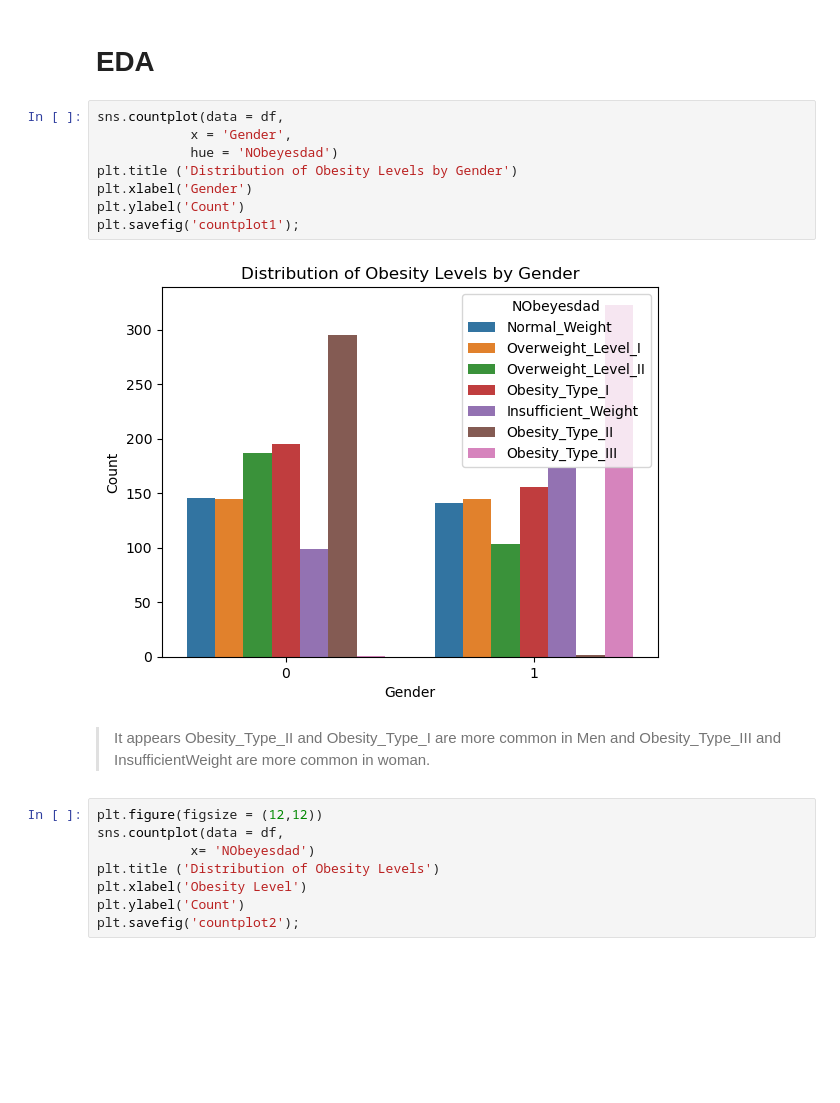
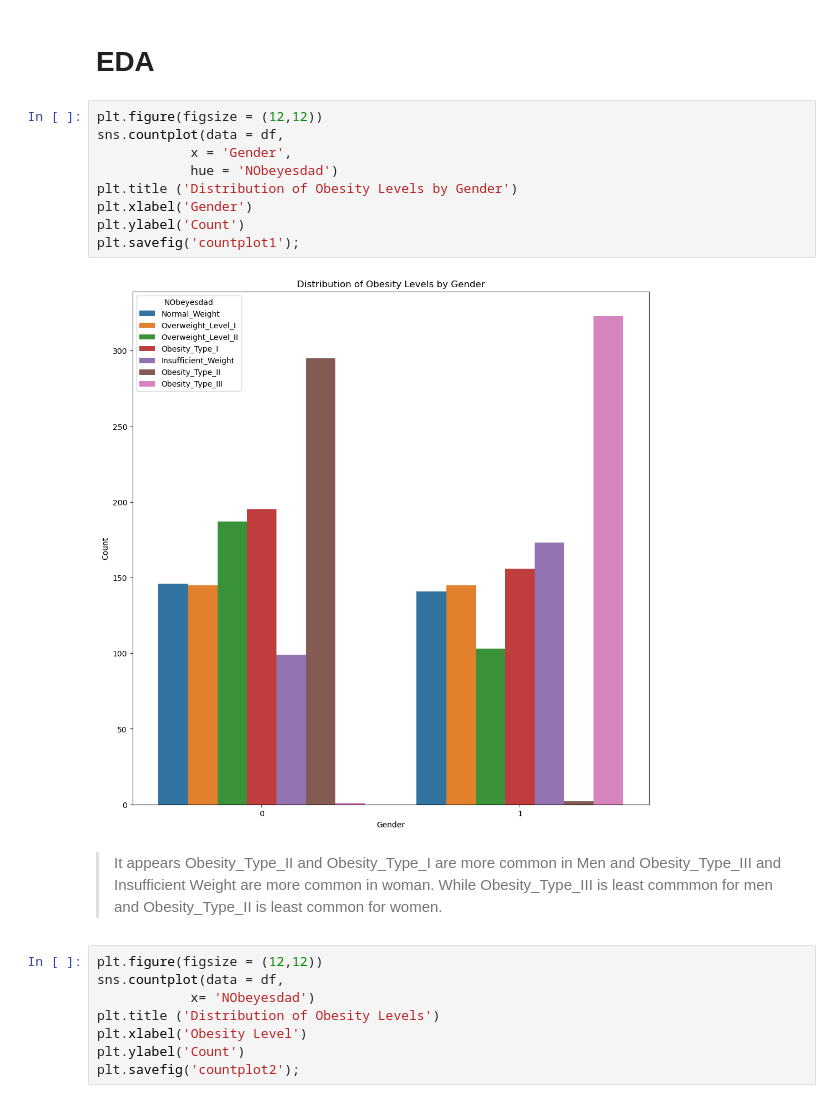
Before and after one commit to alishanstyles/Capstone, a Jupyter notebook: starter-code.ipynb, the cells around one changed output. Saved outputs shown, nothing was run; the diff lists cells and outputs as text; blank space fills up the shorter version.

```diff
--- a/starter-code.ipynb
+++ b/starter-code.ipynb
@@ -101,17 +101,18 @@ array(['Normal_Weight', 'Overweight_Level_I', 'Overweight_Level_II',
 # %% [markdown]
 # EDA
 # %%
+plt.figure(figsize = (12,12))
 sns.countplot(data = df,
             x = 'Gender',
             hue = 'NObeyesdad')
 plt.title ('Distribution of Obesity Levels by Gender')
 plt.xlabel('Gender')
 plt.ylabel('Count')
 plt.savefig('countplot1');
 # %% [output]
-[figure, old version]
+[figure, new version]
 # %% [markdown]
-> It appears Obesity_Type_II and Obesity_Type_I are more common in Men and Obesity_Type_III and InsufficientWeight are more common in woman.
+> It appears Obesity_Type_II and Obesity_Type_I are more common in Men and Obesity_Type_III and Insufficient Weight are more common in woman. While Obesity_Type_III is least commmon for men and Obesity_Type_II is least common for women.
 # %%
 plt.figure(figsize = (12,12))
 sns.countplot(data = df,
```
Also changed, not shown: parts of 2 cells of this notebook, 2 other files.
